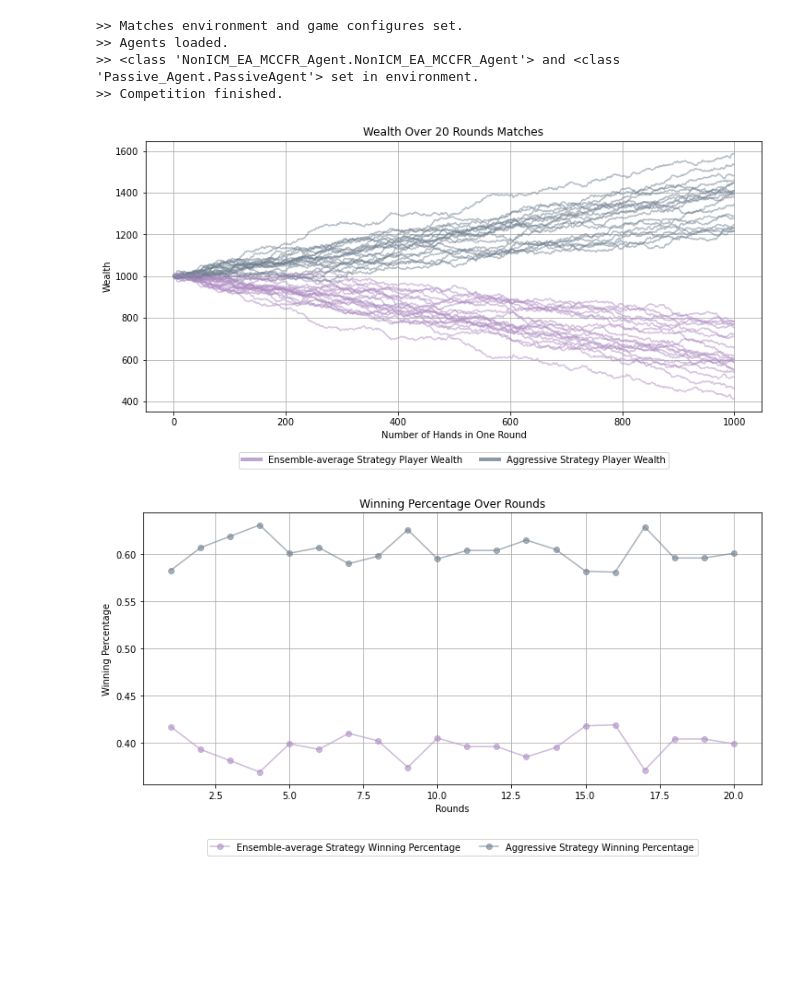
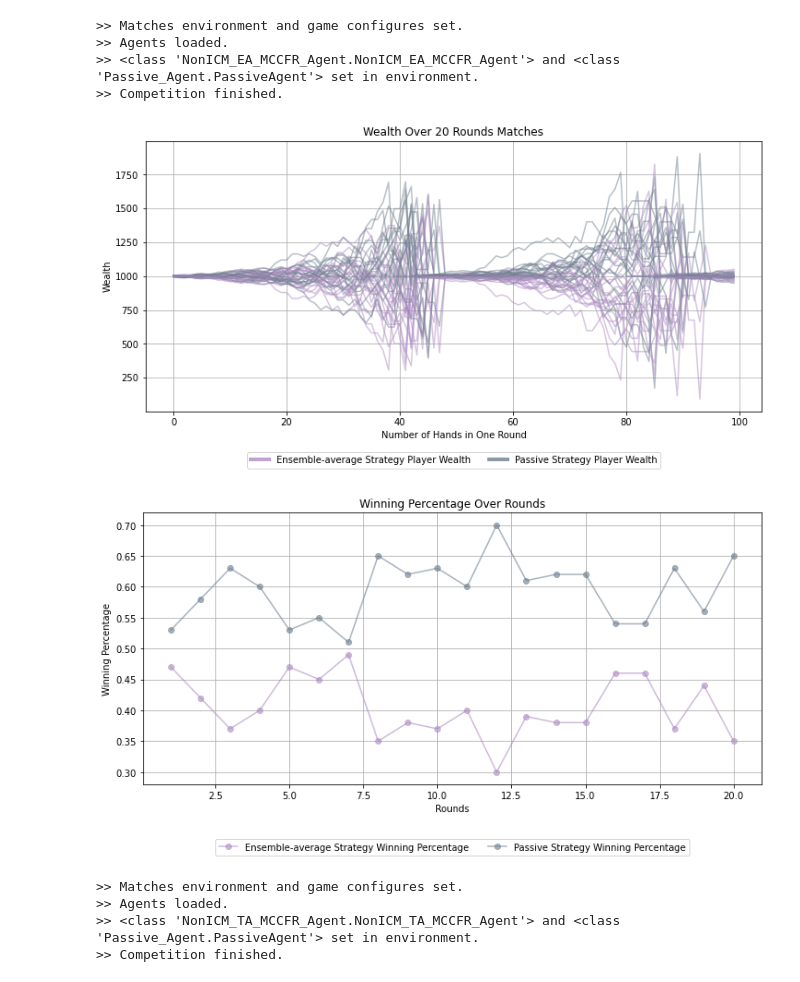
Before and after one commit to ysssishan/Ensemble_Optimal_GTO_Poker, a Jupyter notebook: NON_ICM/Matches.ipynb, the cells around one changed output. Cells and saved outputs as stored; diff of their text form; code cells hidden in the pictures; blank space fills up the shorter version.

```diff
--- a/NON_ICM/Matches.ipynb
+++ b/NON_ICM/Matches.ipynb
@@ -171,7 +171,7 @@ agents = load_agents(env, model_paths)
 set_agents(env, [agents['player_ea'], agents['player_ta']])
 
 #  Run matches
-all_p1_wealth, all_p2_wealth, all_p1_wins, all_p2_wins, all_p1_wins_prob, all_p2_wins_prob, all_p1_payoffs, all_p2_payoffs, all_trajectories = matches_run(rounds=20,hands=1000,env=env,initial_chips=1000,small_blind_multiplier=1)
+all_p1_wealth, all_p2_wealth, all_p1_wins, all_p2_wins, all_p1_wins_prob, all_p2_wins_prob, all_p1_payoffs, all_p2_payoffs, all_trajectories = matches_run(rounds=20,hands=100,env=env,initial_chips=1000,small_blind_multiplier=1.1)
 # %% [output]
 >> Matches environment and game configures set.
 >> Agents loaded.
@@ -241,7 +241,7 @@ agents = load_agents(env, model_paths)
 set_agents(env, [agents['player_ea'], agents['player_random']])
 
 #  Run matches
-all_p1_wealth, all_p2_wealth, all_p1_wins, all_p2_wins, all_p1_wins_prob, all_p2_wins_prob, all_p1_payoffs, all_p2_payoffs, all_trajectories = matches_run(rounds=20,hands=1000,env=env,initial_chips=1000,small_blind_multiplier=1)
+all_p1_wealth, all_p2_wealth, all_p1_wins, all_p2_wins, all_p1_wins_prob, all_p2_wins_prob, all_p1_payoffs, all_p2_payoffs, all_trajectories = matches_run(rounds=20,hands=100,env=env,initial_chips=1000,small_blind_multiplier=1.1)
 # %% [output]
 >> Matches environment and game configures set.
 >> Agents loaded.
@@ -308,7 +308,7 @@ agents = load_agents(env, model_paths)
 set_agents(env, [agents['player_ea'], agents['player_agg']])
 
 #  Run matches
-all_p1_wealth, all_p2_wealth, all_p1_wins, all_p2_wins, all_p1_wins_prob, all_p2_wins_prob, all_p1_payoffs, all_p2_payoffs, all_trajectories = matches_run(rounds=20,hands=1000,env=env,initial_chips=1000,small_blind_multiplier=1)
+all_p1_wealth, all_p2_wealth, all_p1_wins, all_p2_wins, all_p1_wins_prob, all_p2_wins_prob, all_p1_payoffs, all_p2_payoffs, all_trajectories = matches_run(rounds=20,hands=100,env=env,initial_chips=1000,small_blind_multiplier=1.1)
 # %% [output]
 >> Matches environment and game configures set.
 >> Agents loaded.
@@ -374,7 +374,7 @@ agents = load_agents(env, model_paths)
 set_agents(env, [agents['player_ea'], agents['player_pass']])
 
 #  Run matches
-all_p1_wealth, all_p2_wealth, all_p1_wins, all_p2_wins, all_p1_wins_prob, all_p2_wins_prob, all_p1_payoffs, all_p2_payoffs, all_trajectories = matches_run(rounds=20,hands=1000,env=env,initial_chips=1000,small_blind_multiplier=1)
+all_p1_wealth, all_p2_wealth, all_p1_wins, all_p2_wins, all_p1_wins_prob, all_p2_wins_prob, all_p1_payoffs, all_p2_payoffs, all_trajectories = matches_run(rounds=20,hands=100,env=env,initial_chips=1000,small_blind_multiplier=1.1)
 # %% [output]
 >> Matches environment and game configures set.
 >> Agents loaded.
@@ -392,35 +392,57 @@ custom_lines = [
     Line2D([0], [0], color='#af8dc3', lw=4, alpha=0.8),
     Line2D([0], [0], color='slategrey', lw=4, alpha=0.8)
 ]
-plt.legend(custom_lines, ['Ensemble-average Strategy Player Wealth', 'Aggressive Strategy Player Wealth'],
+plt.legend(custom_lines, ['Ensemble-average Strategy Player Wealth','Passive Strategy Player Wealth'],
            loc='upper center', bbox_to_anchor=(0.5, -0.15), ncol=2, borderaxespad=0.)
 
 plt.title(f'Wealth Over {len(all_p1_wealth)} Rounds Matches')
 plt.xlabel('Number of Hands in One Round')
 plt.ylabel('Wealth')
 plt.subplots_adjust(bottom=0.2)
 plt.grid(True)
 plt.show()
 
 
 # Line plot for win prob.
 # data preparation
 
 round_nums = list(all_p1_wins_prob.keys())
 p1_win_probs = [all_p1_wins_prob[round_num] for round_num in round_nums]
 p2_win_probs = [all_p2_wins_prob[round_num] for round_num in round_nums]
 # fig
 plt.figure(figsize=(12, 6))
 plt.plot(round_nums, p1_win_probs, label='Ensemble-average Strategy Winning Percentage', color='#af8dc3', marker='o',alpha=0.6)
-plt.plot(round_nums, p2_win_probs, label='Aggressive Strategy Winning Percentage', color='slategrey', marker='o',alpha=0.6)
+plt.plot(round_nums, p2_win_probs, label='Passive Strategy Winning Percentage', color='slategrey', marker='o',alpha=0.6)
 
 plt.title('Winning Percentage Over Rounds')
 plt.xlabel('Rounds')
 plt.ylabel('Winning Percentage')
 plt.legend(loc='upper center', bbox_to_anchor=(0.5, -0.2), ncol=2, borderaxespad=0.)
 plt.subplots_adjust(bottom=0.2)
 plt.grid(True)
 plt.show()
 # %% [output]
-[figure, old version]
+[figure, new version]
-[figure, old version]
+[figure, new version]
+# %%
+# Set up
+env = env_set(config={'allow_step_back':True,
+                'small_blind': 1,
+                'allowed_raise_num': 2,
+                'seed':42})
+
+model_paths = {
+    'player_ea': './nonicm_ea_mccfr_agent',
+    'player_ta': './nonicm_ta_mccfr_agent',
+}
+agents = load_agents(env, model_paths)
+
+set_agents(env, [agents['player_ta'], agents['player_pass']])
+
+#  Run matches
+all_p1_wealth, all_p2_wealth, all_p1_wins, all_p2_wins, all_p1_wins_prob, all_p2_wins_prob, all_p1_payoffs, all_p2_payoffs, all_trajectories = matches_run(rounds=20,hands=100,env=env,initial_chips=1000,small_blind_multiplier=1.1)
+# %% [output]
+>> Matches environment and game configures set.
+>> Agents loaded.
+>> <class 'NonICM_TA_MCCFR_Agent.NonICM_TA_MCCFR_Agent'> and <class 'Passive_Agent.PassiveAgent'> set in environment.
+>> Competition finished.
```
Also changed, not shown: parts of 4 cells of this notebook, 30 other files.
